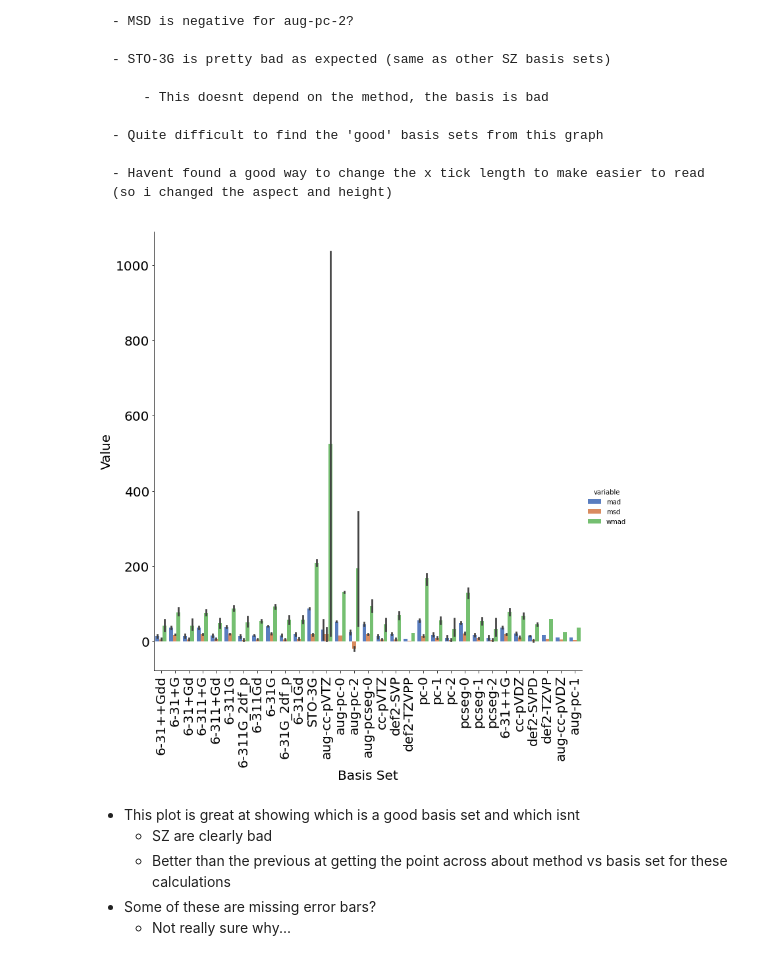
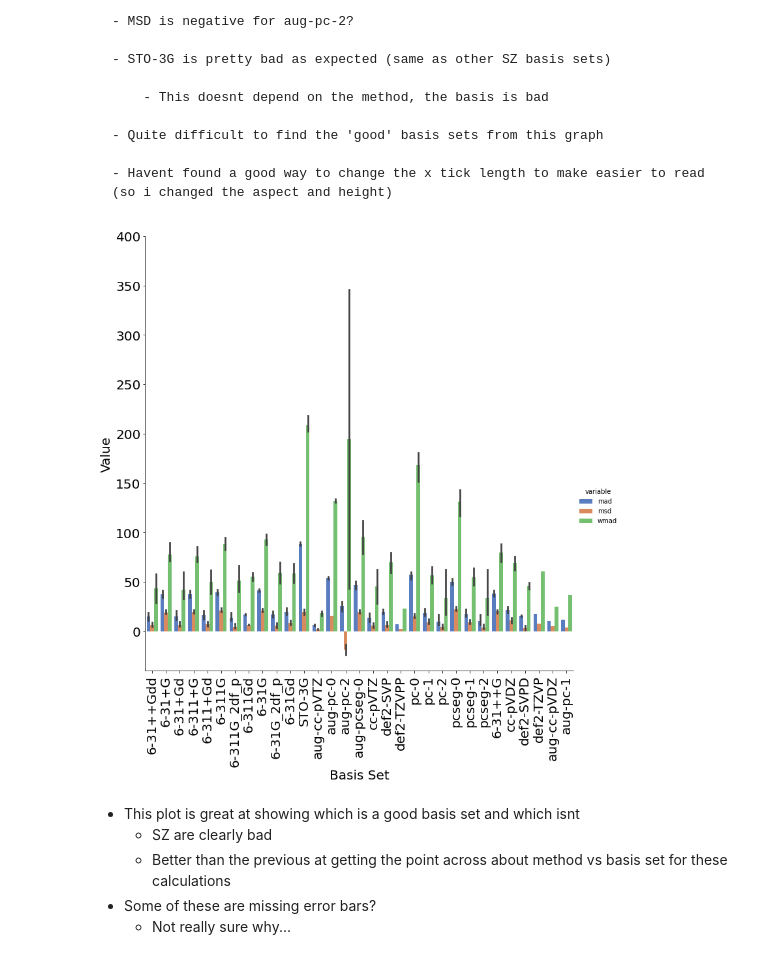
Before and after one commit to SamuelPitman/ProcessingData, a Jupyter notebook: Processing.ipynb, the cells around one changed output. Cells and saved outputs as stored; diff of their text form; code cells hidden in the pictures.

```diff
--- a/Processing.ipynb
+++ b/Processing.ipynb
@@ -1851,14 +1838,15 @@ Really painful to read, though actually has some good information
 # %%
 g=sns.catplot(x='basis', y='value', hue = 'variable', data=new_means, kind='bar', height=10, palette="muted")
 g.set_xticklabels(rotation=90)
+plt.ylim(-40,400)
 plt.yticks( fontsize= 20)
 plt.xticks( fontsize= 20)
 plt.xlabel('Basis Set', fontsize=20)
 plt.ylabel('Value', fontsize=20)
 #plt.ylim(-20,30)
 plt.show()
 # %% [output]
-[figure, old version]
+[figure, new version]
 # %% [markdown]
 - This plot is great at showing which is a good basis set and which isnt
     - SZ are clearly bad
```
Also changed, not shown: parts of 19 cells of this notebook.
